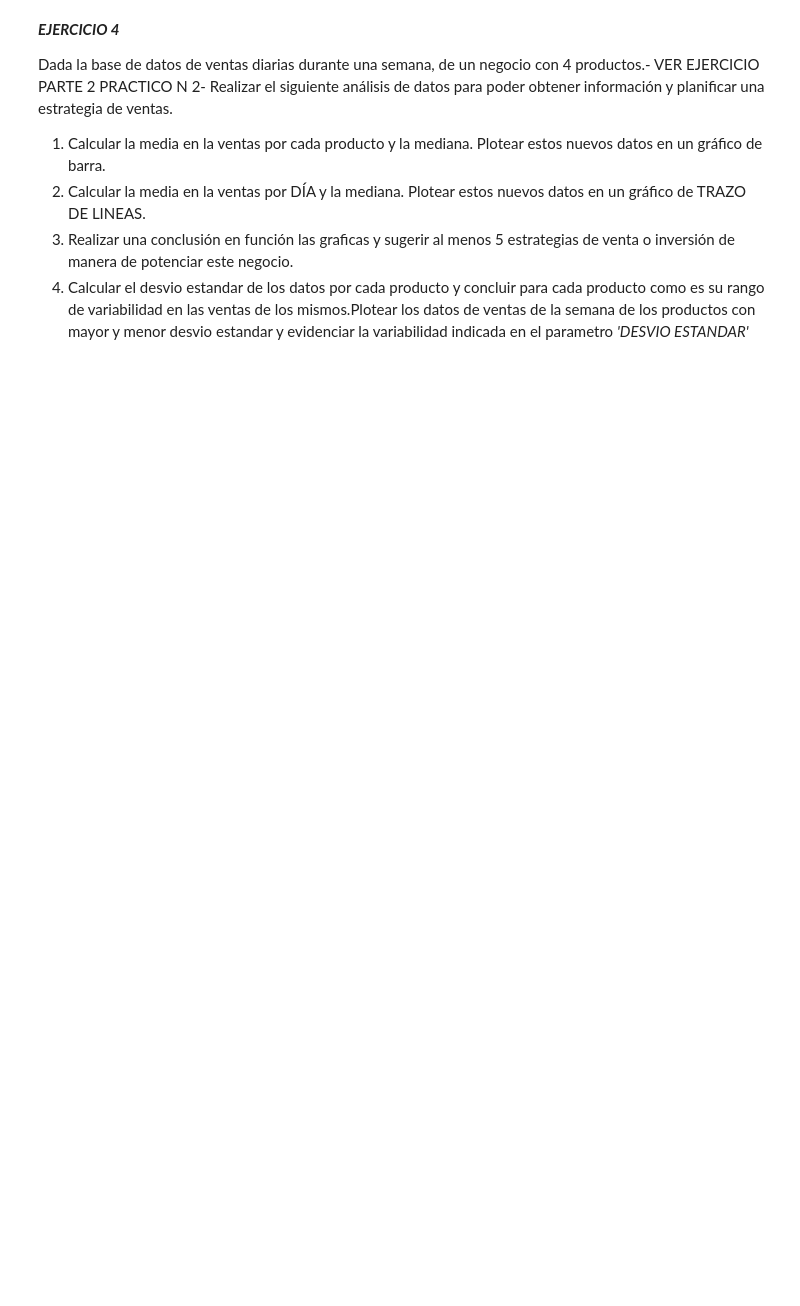
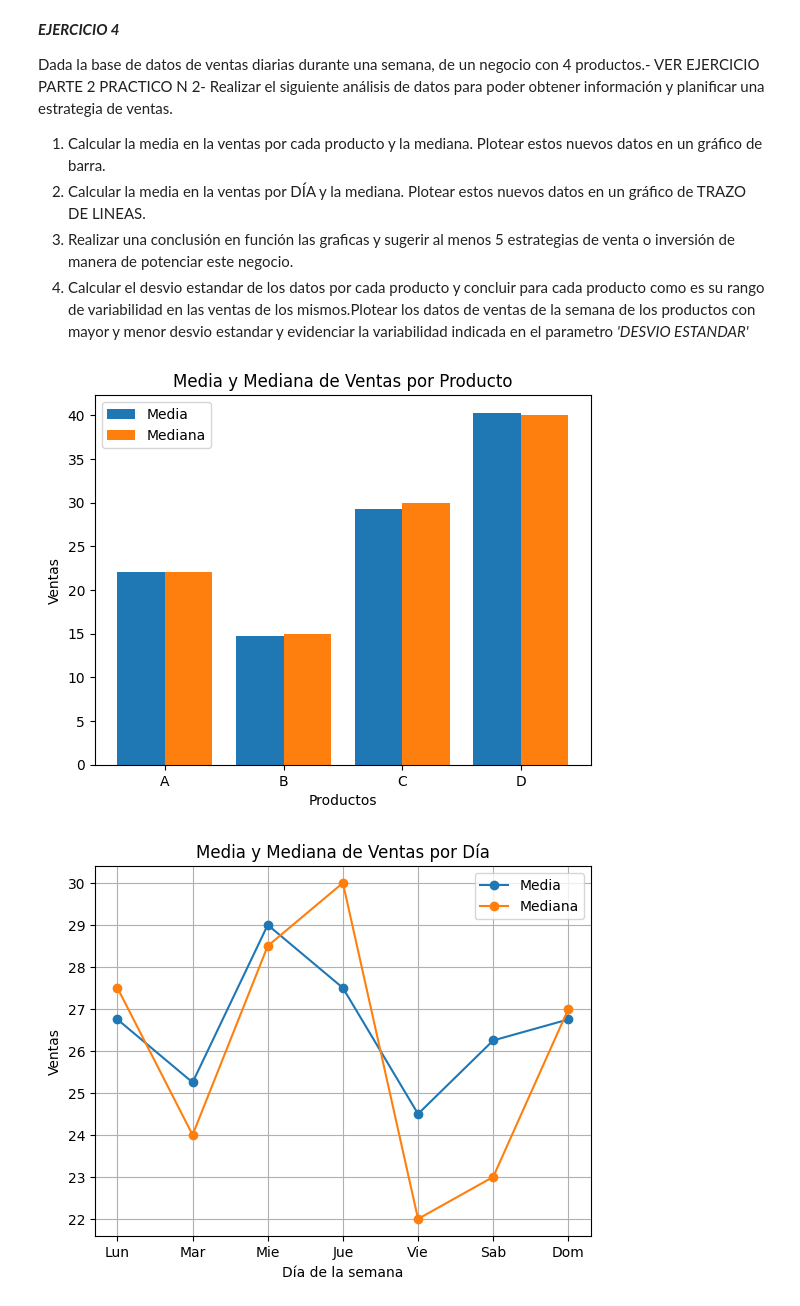
Before and after one commit to agustinsalum/ciencia-datos-python, a Jupyter notebook: Trabajos-practicos/tp3/tp3.ipynb, the cells around one changed output. Saved outputs shown, nothing was run; the diff lists cells and outputs as text; code cells hidden in the pictures; blank space fills up the shorter version.

```diff
--- a/Trabajos-practicos/tp3/tp3.ipynb
+++ b/Trabajos-practicos/tp3/tp3.ipynb
@@ -237,3 +334,70 @@ Dada la base de datos de ventas diarias durante una semana, de un negocio con 4
 2.    Calcular la media en la ventas por DÍA y la mediana. Plotear estos nuevos datos en un gráfico de TRAZO DE LINEAS.
 3.   Realizar una conclusión en función las graficas y sugerir al menos 5 estrategias de venta o inversión de manera de potenciar este negocio.
 4.   Calcular el desvio estandar de los datos por cada producto y concluir para cada producto como es su rango de variabilidad en las ventas de los mismos.Plotear los datos de ventas de la semana de los productos con mayor y menor desvio estandar y evidenciar la variabilidad indicada en el parametro *'DESVIO ESTANDAR'*
+# %%
+
+import numpy as np
+import matplotlib.pyplot as plt
+
+def calcular_media_mediana_producto():
+    media_por_producto = np.mean(ventas_diarias, axis=1)
+    mediana_por_producto = np.median(ventas_diarias, axis=1)
+    productos = ['A', 'B', 'C', 'D']
+    x = np.arange(len(productos))
+    plt.bar(x - 0.2, media_por_producto, width=0.4, label='Media')
+    plt.bar(x + 0.2, mediana_por_producto, width=0.4, label='Mediana')
+    plt.xticks(x, productos)
+    plt.xlabel('Productos')
+    plt.ylabel('Ventas')
+    plt.title('Media y Mediana de Ventas por Producto')
+    plt.legend()
+    plt.show()
+
+
+def calcular_media_mediana_dia():
+    media_por_dia = np.mean(ventas_diarias, axis=0)
+    mediana_por_dia = np.median(ventas_diarias, axis=0)
+    dias = ['Lun', 'Mar', 'Mie', 'Jue', 'Vie', 'Sab', 'Dom']
+    plt.plot(dias, media_por_dia, marker='o', label='Media')
+    plt.plot(dias, mediana_por_dia, marker='o', label='Mediana')
+    plt.xlabel('Día de la semana')
+    plt.ylabel('Ventas')
+    plt.title('Media y Mediana de Ventas por Día')
+    plt.legend()
+    plt.grid(True)
+    plt.show()
+
+def calcular_desvio_estandar():
+    desvio_estandar_por_producto = np.std(ventas_diarias, axis=1)
+    max_desvio = np.argmax(desvio_estandar_por_producto)
+    min_desvio = np.argmin(desvio_estandar_por_producto)
+    dias = ['Lun', 'Mar', 'Mie', 'Jue', 'Vie', 'Sab', 'Dom']
+    plt.plot(dias, ventas_diarias[max_desvio], label='Producto con mayor Desvío')
+    plt.plot(dias, ventas_diarias[min_desvio], label='Producto con menor Desvío')
+    plt.xlabel('Día de la semana')
+    plt.ylabel('Ventas')
+    plt.title('Variabilidad de Ventas: Producto con Mayor y Menor Desvío')
+    plt.legend()
+    plt.grid(True)
+    plt.show()
+
+
+ventas_diarias = np.array(
+    [[20, 15, 25, 30, 18, 22, 24],  # Producto A
+    [12, 20, 14, 8, 15, 18, 16],    # Producto B
+    [35, 28, 32, 30, 26, 24, 30],   # Producto C
+    [40, 38, 45, 42, 39, 41, 37]    # Producto D
+    ]
+)
+
+# Calcular la media y mediana por producto
+calcular_media_mediana_producto()
+
+# Calcular la media y mediana por día
+calcular_media_mediana_dia()
+
+# Calcular desvio estandar
+calcular_desvio_estandar()
+# %% [output]
+[figure, added]
+[figure, added]
```
Also changed, not shown: parts of 11 cells of this notebook.
